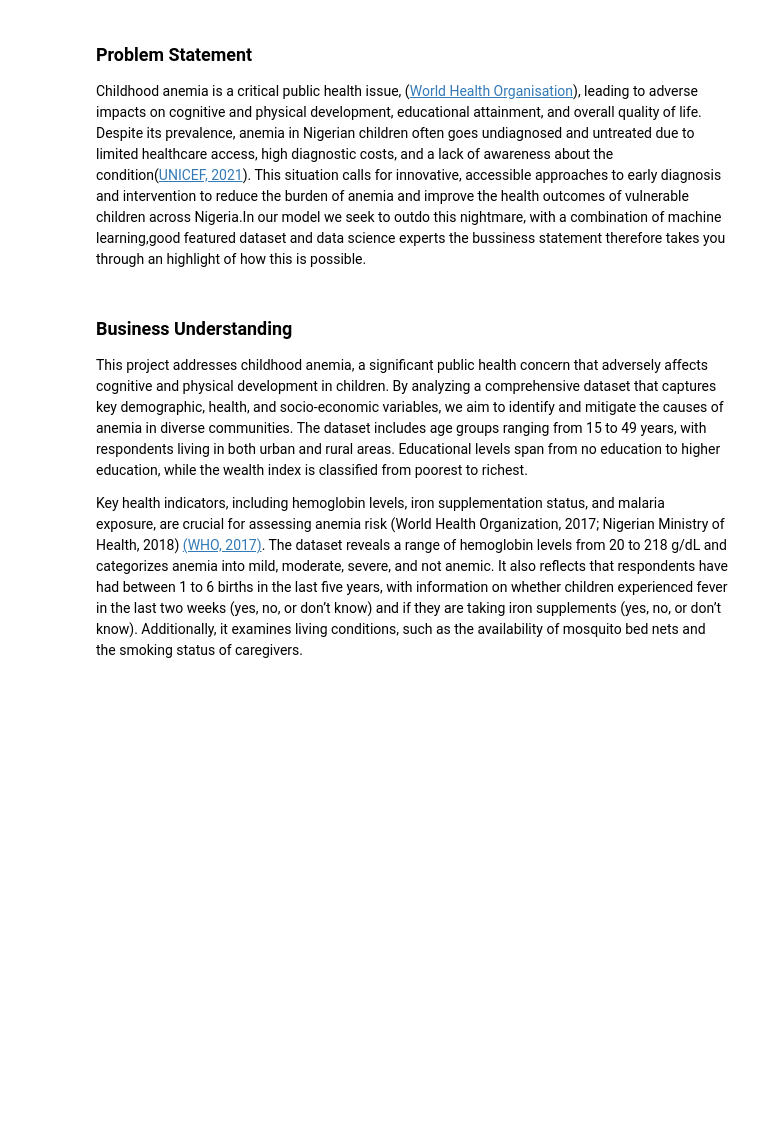
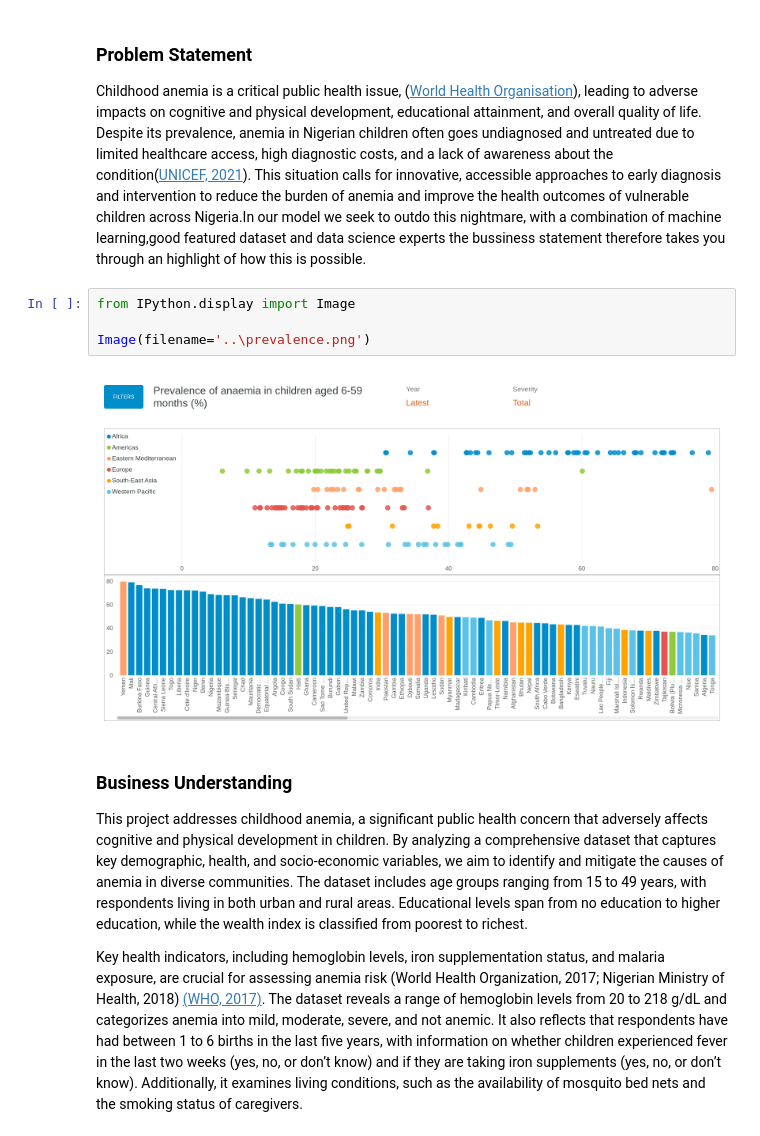
Before and after one commit to ruth-kitasi/Anemia-Level-Prediction-in-Children, a Jupyter notebook: notebooks/Mbego.ipynb, the cells around one changed output. Saved outputs shown, nothing was run; the diff lists cells and outputs as text; blank space fills up the shorter version.

Commit message:
analysis , visuals

```diff
--- a/notebooks/Mbego.ipynb
+++ b/notebooks/Mbego.ipynb
@@ -10,6 +10,12 @@ Anemia affects millions of children worldwide, impacting their health, growth, a
 ### Problem Statement
 
 Childhood anemia is a critical public health issue,  ([World Health Organisation](https://www.who.int/data/gho/data/themes/topics/anaemia_in_women_and_children#:~:text=In%202019%2C%20global%20anaemia%20prevalence%20was%2039.8%25%20(95%25,UI%2056.6%25%2C%2063.7%25).)), leading to adverse impacts on cognitive and physical development, educational attainment, and overall quality of life. Despite its prevalence, anemia in Nigerian children often goes undiagnosed and untreated due to limited healthcare access, high diagnostic costs, and a lack of awareness about the condition([UNICEF, 2021](https://www.unicef.org/nigeria/reports/childhood-anemia-report)). This situation calls for innovative, accessible approaches to early diagnosis and intervention to reduce the burden of anemia and improve the health outcomes of vulnerable children across Nigeria.In our model we seek to outdo this nightmare, with a combination of machine learning,good featured dataset and data science experts the bussiness statement therefore takes you through an highlight of how this is possible.
+# %%
+from IPython.display import Image
+
+Image(filename='..\prevalence.png')
+# %% [output]
+[figure, added]
 # %% [markdown]
 ### Business Understanding
 
```
Also changed, not shown: parts of 35 cells of this notebook, 1 other file.
